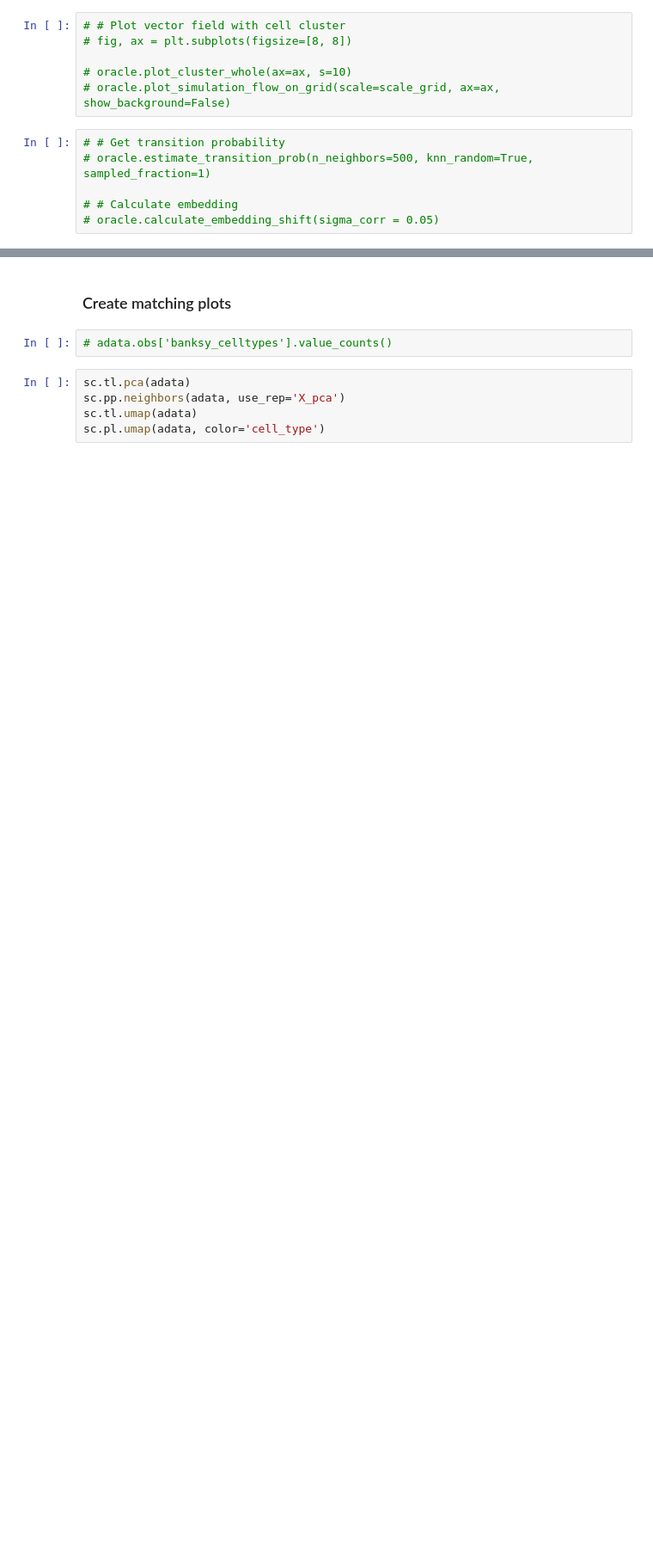
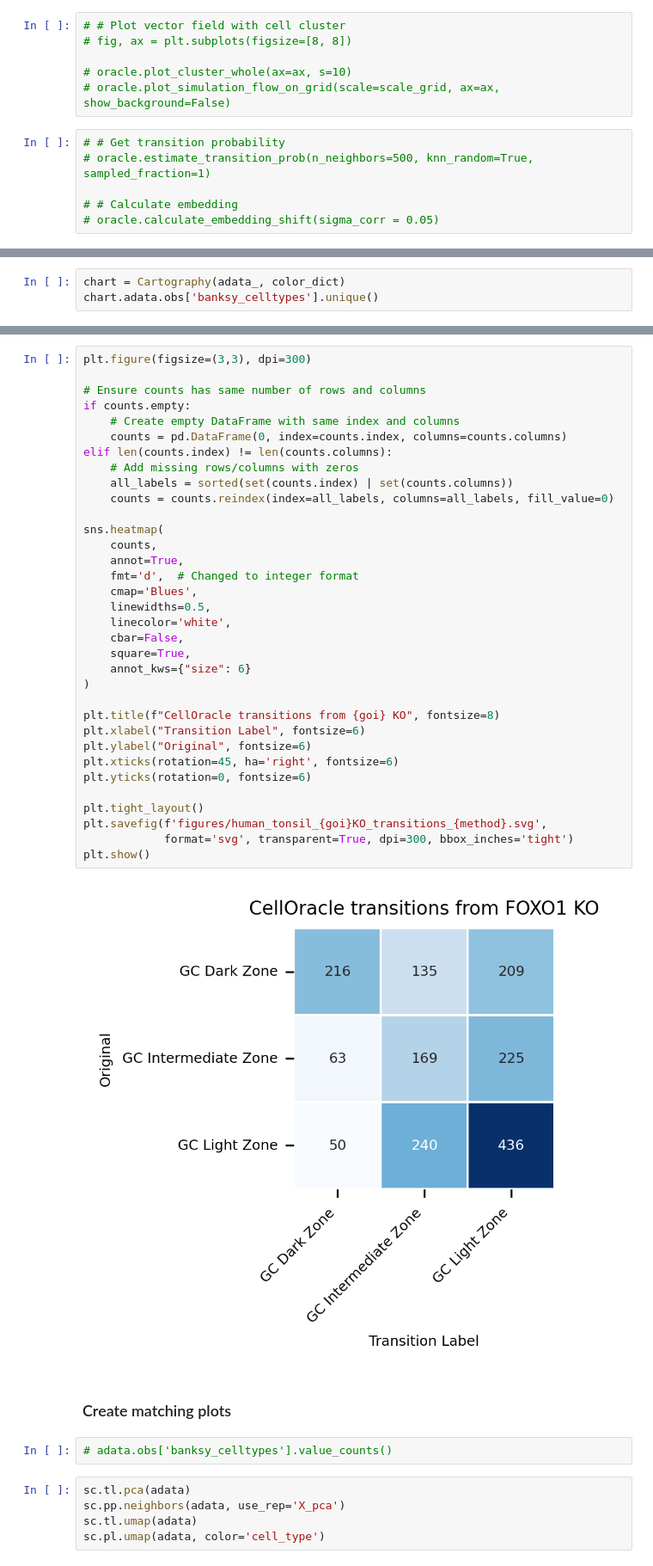
Before and after one commit to jishnu-lab/SpaceTravLR, a Jupyter notebook: notebooks/human_tonsil/07_compare_CO.ipynb, the cells around one changed output, grey strips where cells are left out. Shown at 86% size. Drawn from its saved outputs; the diff is of its cells as text; blank space fills up the shorter version.

```diff
--- a/notebooks/human_tonsil/07_compare_CO.ipynb
+++ b/notebooks/human_tonsil/07_compare_CO.ipynb
@@ -107,0 +147,3 @@ import matplotlib.pyplot as plt
+# %%
+chart = Cartography(adata_, color_dict)
+chart.adata.obs['banksy_celltypes'].unique()
@@ -108,3 +275,39 @@ import matplotlib.pyplot as plt
+# %%
+plt.figure(figsize=(3,3), dpi=300)
+
+# Ensure counts has same number of rows and columns
+if counts.empty:
+    # Create empty DataFrame with same index and columns
+    counts = pd.DataFrame(0, index=counts.index, columns=counts.columns)
+elif len(counts.index) != len(counts.columns):
+    # Add missing rows/columns with zeros
+    all_labels = sorted(set(counts.index) | set(counts.columns))
+    counts = counts.reindex(index=all_labels, columns=all_labels, fill_value=0)
+
+sns.heatmap(
+    counts,
+    annot=True,
+    fmt='d',  # Changed to integer format
+    cmap='Blues',
+    linewidths=0.5,
+    linecolor='white',
+    cbar=False,
+    square=True,
+    annot_kws={"size": 6}
+)
+
+plt.title(f"CellOracle transitions from {goi} KO", fontsize=8)
+plt.xlabel("Transition Label", fontsize=6)
+plt.ylabel("Original", fontsize=6)
+plt.xticks(rotation=45, ha='right', fontsize=6)
+plt.yticks(rotation=0, fontsize=6)
+
+plt.tight_layout()
+plt.savefig(f'figures/human_tonsil_{goi}KO_transitions_{method}.svg',
+            format='svg', transparent=True, dpi=300, bbox_inches='tight')
+plt.show()
+# %% [output]
+[figure, added]
 # %% [markdown]
 ### Create matching plots
 # %%
```
Also changed, not shown: parts of 27 cells of this notebook, 9 other files.
